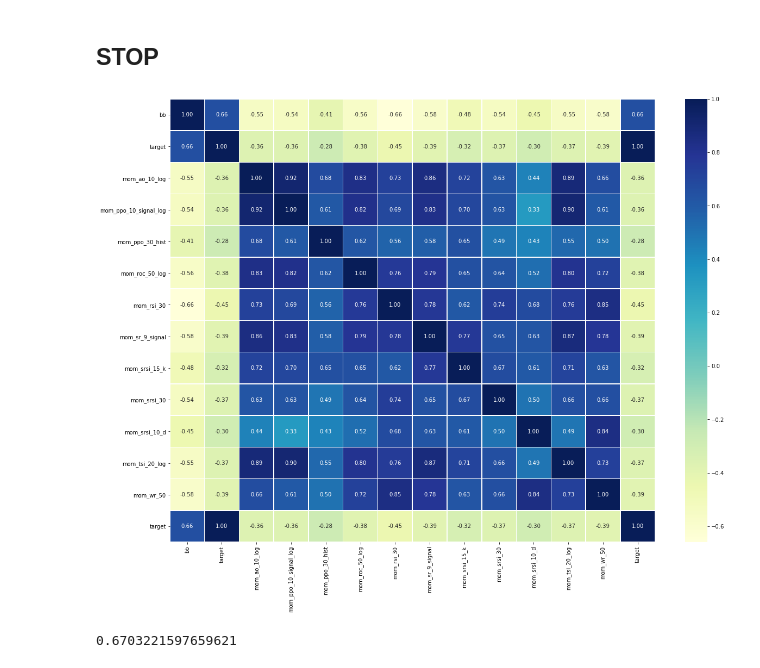
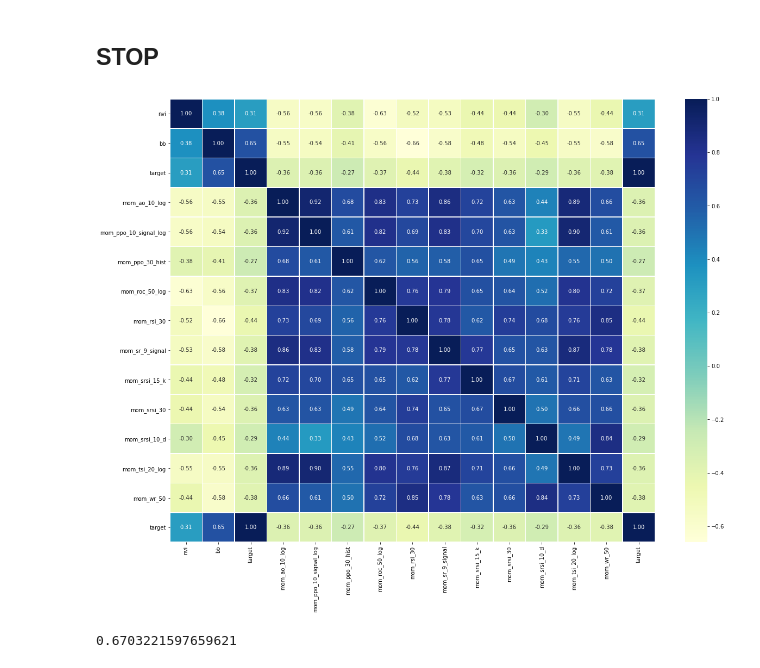
Before and after one commit to sunnymnie/bitcoin-printer, a Jupyter notebook: analysis-features/a-momentum.ipynb, the cells around one changed output. Saved outputs shown, nothing was run; the diff lists cells and outputs as text; code cells hidden in the pictures.

```diff
--- a/analysis-features/a-momentum.ipynb
+++ b/analysis-features/a-momentum.ipynb
@@ -81,19 +81,19 @@ df.to_csv("../data/BTCUSDT-minute-target-features.csv", index=False) #Minute
 # %% [markdown]
 ## STOP
 # %%
-indicators = list(df.columns)[13:]
+indicators = list(df.columns)[12:]
 indicators.append("target")
 
 d = df[list(indicators)].copy()
 corr_matrix = d.corr()
 fig, ax = plt.subplots(figsize=(20, 15))
 ax = sns.heatmap(corr_matrix,
                  annot=True,
                  linewidths=0.5,
                  fmt=".2f",
                  cmap="YlGnBu")
 # %% [output]
-[figure, old version]
+[figure, new version]
 # %%
 indicators = ["bb"]
 indicators.append("target")
```
Also changed, not shown: parts of 1 cell of this notebook, 11 other files.
